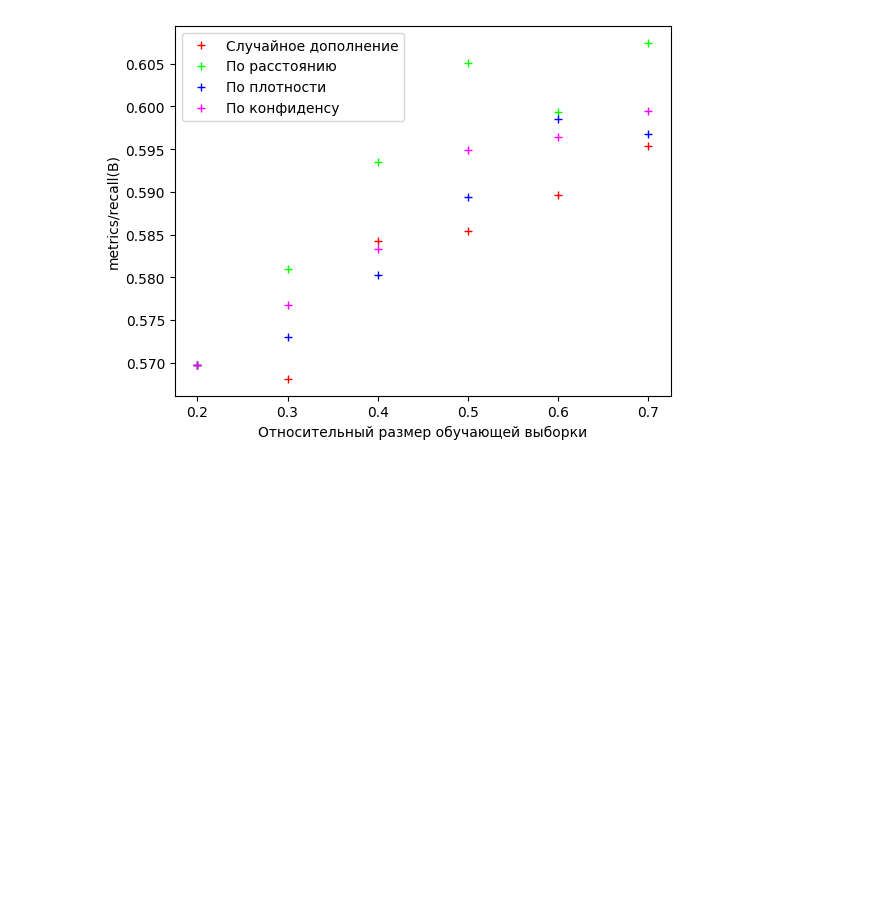
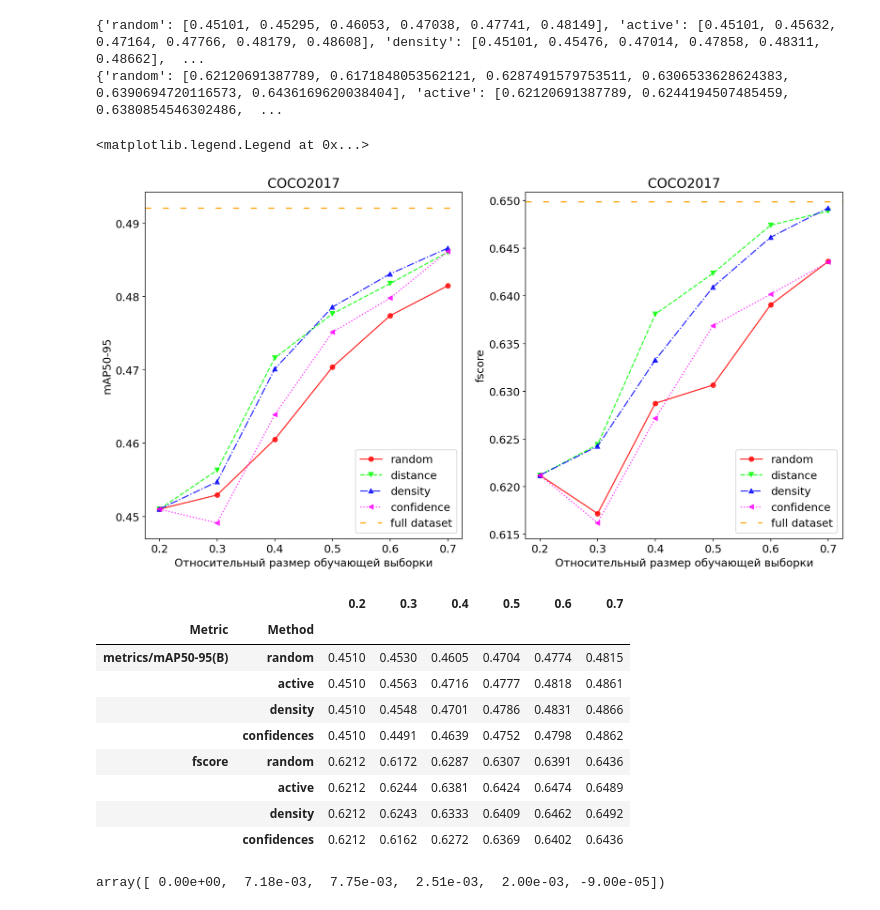
Before and after one commit to setupishe/AL_roialign, a Jupyter notebook: show_metrics.ipynb, the cells around one changed output. Cells and saved outputs as stored; diff of their text form; code cells hidden in the pictures; blank space fills up the shorter version.

```diff
--- a/show_metrics.ipynb
+++ b/show_metrics.ipynb
@@ -138,4 +205,33 @@ plot_metrics(methods, base_path, fractions, "metrics/mAP50-95(B)")
+# %%
+# Create a figure with two subplots side by side
+plt.figure(figsize=(16, 8), dpi=150)  # Adjust the size as needed
+
+# First subplot
+plt.subplot(1, 2, 1)  # 1 row, 2 columns, first plot
+plot_metrics(methods, base_path, fractions, "metrics/mAP50-95(B)", "COCO2017")
+plt.axhline(y=0.49211, color="orange", linestyle=(0, (5, 10)), label="full dataset")
+plt.legend()
+
+# Second subplot
+plt.subplot(1, 2, 2)  # 1 row, 2 columns, second plot
+plot_metrics(methods, base_path, fractions, "fscore", "COCO2017")
+plt.axhline(y=0.6499, color="orange", linestyle=(0, (5, 10)), label="full dataset")
+plt.legend()
+# %% [output]
+{'random': [0.45101, 0.45295, 0.46053, 0.47038, 0.47741, 0.48149], 'active': [0.45101, 0.45632, 0.47164, 0.47766, 0.48179, 0.48608], 'density': [0.45101, 0.45476, 0.47014, 0.47858, 0.48311, 0.48662],  ...
+{'random': [0.62120691387789, 0.6171848053562121, 0.6287491579753511, 0.6306533628624383, 0.6390694720116573, 0.6436169620038404], 'active': [0.62120691387789, 0.6244194507485459, 0.6380854546302486,  ...
+<matplotlib.legend.Legend at 0x...>
+[figure, added]
 # %%
-plot_metrics(methods, base_path, fractions, "metrics/recall(B)")
+get_metrics_dataframe(methods, base_path, fractions, ["metrics/mAP50-95(B)", "fscore"])
 # %% [output]
-[figure, removed]
+|  |  | 0.2 | 0.3 | 0.4 | 0.5 | 0.6 | 0.7 |
+| Metric | Method |  |  |  |  |  |  |
+| metrics/mAP50-95(B) | random | 0.4510 | 0.4530 | 0.4605 | 0.4704 | 0.4774 | 0.4815 |
+|  | active | 0.4510 | 0.4563 | 0.4716 | 0.4777 | 0.4818 | 0.4861 |
+|  | density | 0.4510 | 0.4548 | 0.4701 | 0.4786 | 0.4831 | 0.4866 |
+|  | confidences | 0.4510 | 0.4491 | 0.4639 | 0.4752 | 0.4798 | 0.4862 |
+| fscore | random | 0.6212 | 0.6172 | 0.6287 | 0.6307 | 0.6391 | 0.6436 |
+|  | active | 0.6212 | 0.6244 | 0.6381 | 0.6424 | 0.6474 | 0.6489 |
+|  | density | 0.6212 | 0.6243 | 0.6333 | 0.6409 | 0.6462 | 0.6492 |
+|  | confidences | 0.6212 | 0.6162 | 0.6272 | 0.6369 | 0.6402 | 0.6436 |
@@ -141,0 +245,4 @@ plot_metrics(methods, base_path, fractions, "metrics/recall(B)")
+# %%
+calc_diff(methods, base_path, fractions, "metrics/mAP50-95(B)", "active", "confidences")
+# %% [output]
+array([ 0.00e+00,  7.18e-03,  7.75e-03,  2.51e-03,  2.00e-03, -9.00e-05])
```
Also changed, not shown: parts of 26 cells of this notebook, 1 other file.
